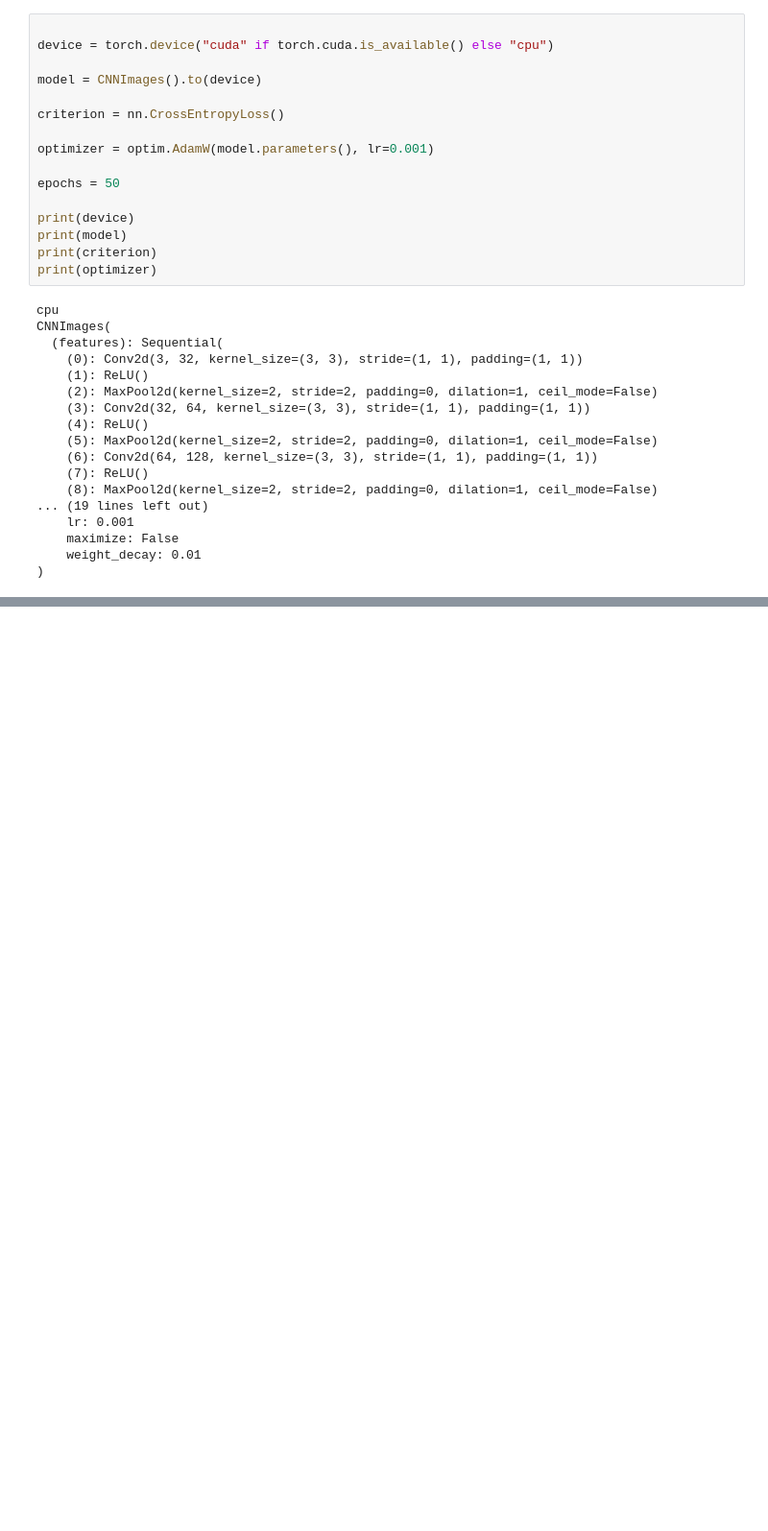
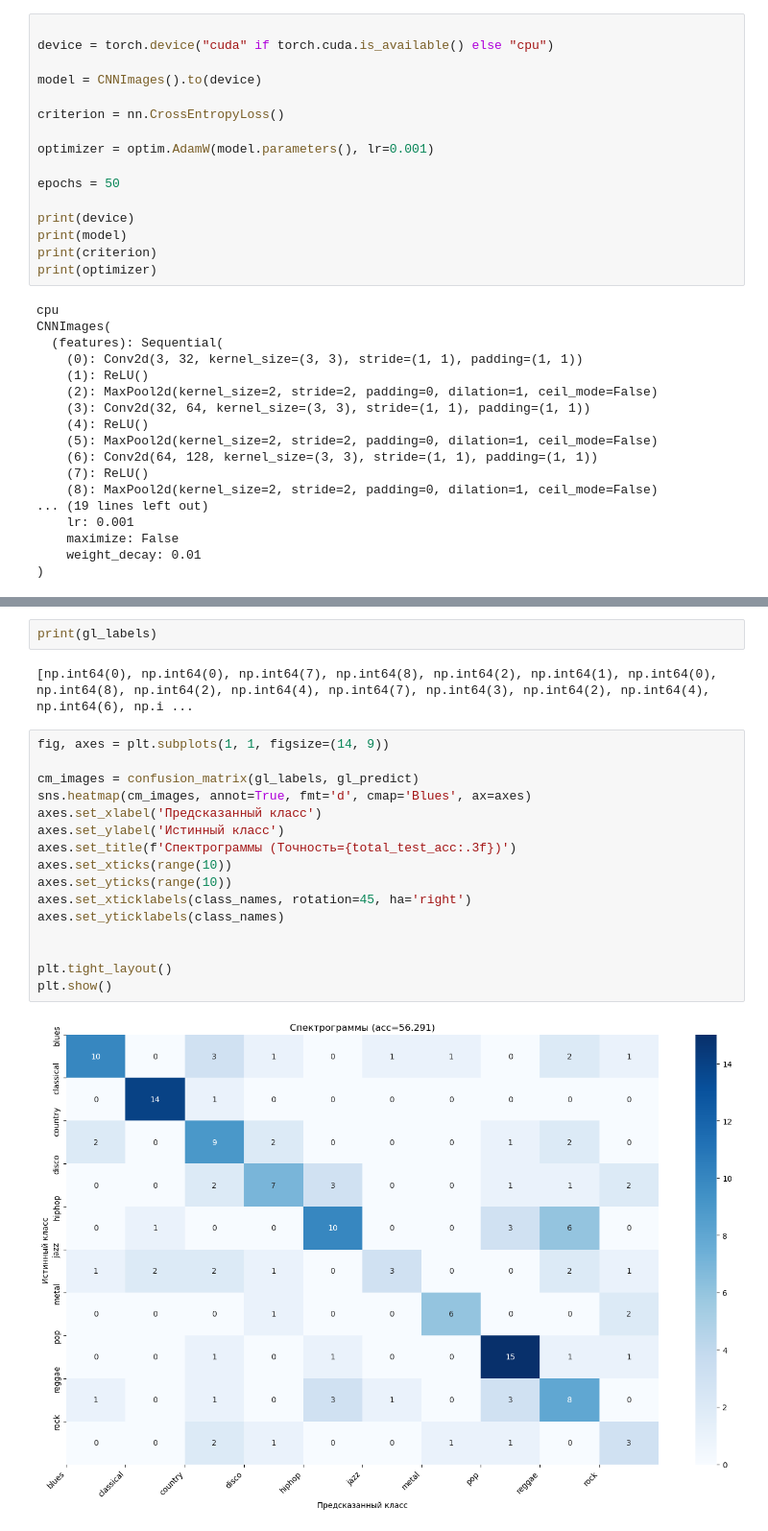
Before and after one commit to GDA-86/Compare_MLP_vs_CNN_vs_EfficientNet, a Jupyter notebook: CNN/CNN_torch_Model.ipynb, the cells around one changed output, grey strips where cells are left out. Shown at 96% size. Drawn from its saved outputs; the diff is of its cells as text; blank space fills up the shorter version.

```diff
--- a/CNN/CNN_torch_Model.ipynb
+++ b/CNN/CNN_torch_Model.ipynb
@@ -404,0 +462,22 @@ print("-" * 50)
+# %%
+print(gl_labels)
+# %% [output]
+[np.int64(0), np.int64(0), np.int64(7), np.int64(8), np.int64(2), np.int64(1), np.int64(0), np.int64(8), np.int64(2), np.int64(4), np.int64(7), np.int64(3), np.int64(2), np.int64(4), np.int64(6), np.i ...
+# %%
+fig, axes = plt.subplots(1, 1, figsize=(14, 9))
+
+cm_images = confusion_matrix(gl_labels, gl_predict)
+sns.heatmap(cm_images, annot=True, fmt='d', cmap='Blues', ax=axes)
+axes.set_xlabel('Предсказанный класс')
+axes.set_ylabel('Истинный класс')
+axes.set_title(f'Спектрограммы (Точность={total_test_acc:.3f})')
+axes.set_xticks(range(10))
+axes.set_yticks(range(10))
+axes.set_xticklabels(class_names, rotation=45, ha='right')
+axes.set_yticklabels(class_names)
+
+
+plt.tight_layout()
+plt.show()
+# %% [output]
+[figure, added]
```
Also changed, not shown: parts of 4 cells of this notebook, 1 other file.
